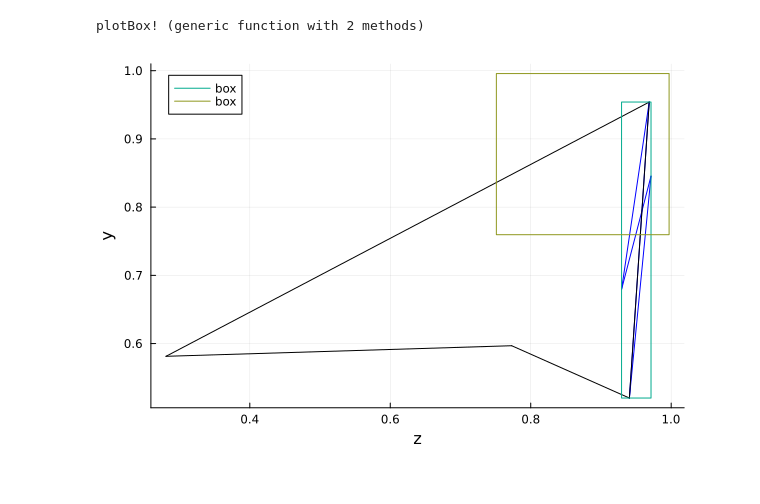
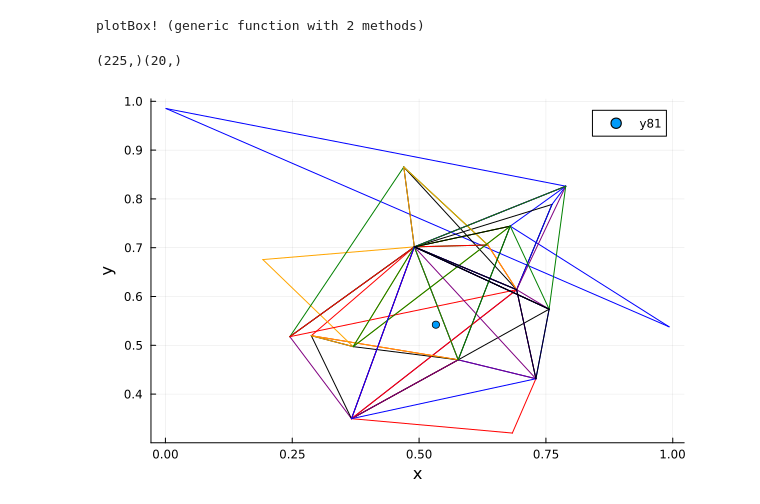
Before and after one commit to ispirovjr/CosmoDTFE.jl, a Jupyter notebook: notebooks/ImplementingBVH.ipynb, the cells around one changed output. Saved outputs shown, nothing was run; the diff lists cells and outputs as text; code cells hidden in the pictures.

Commit message:
Debugged Search

```diff
--- a/notebooks/ImplementingBVH.ipynb
+++ b/notebooks/ImplementingBVH.ipynb
@@ -198,42 +163,37 @@ function plotBox!(box,dims = [1,2])
 end
 # %% [output]
 plotBox! (generic function with 2 methods)
+# %%
+
+
+bvh = BVH(simplices,9)
+newPoint = rand(3)
+
+potentialIndices = recursiveSearch(newPoint,bvh.tree,bvh.bbox)
+potentialSimplices = simplices[potentialIndices]
+
+print(size(simplices))
+print(size(potentialSimplices))
+# %% [output]
+(225,)(20,)
 # %%
 plot1 = Plots.plot(xlabel="x",ylabel="y")
 
 cols = [:green,:blue,:black,:red,:orange,:purple]
 
-for (j,simp) in enumerate(corner[[1,2]])
+for (j,simp) in enumerate(potentialSimplices)
     J = j%6 + 1
     for i in 1:4
         if i == 4
             Plots.plot!([simp[i,1],simp[1,1]],[simp[i,2],simp[1,2]],color=cols[J],label="")
             break
         end
         Plots.plot!([simp[i,1],simp[i+1,1]],[simp[i,2],simp[i+1,2]],color=cols[J],label="")
     end
 end
 
-plotBox!(cboxes[:,:,1])
-plotBox!(box)
+Plots.scatter!([newPoint[1]],[newPoint[2]])
 
-
-plot2 = Plots.plot(xlabel="z",ylabel="y")
-
-for (j,simp) in enumerate(corner[[1,2]])
-
-    J = j%6 + 1
-
-    for i in 1:4
-        if i == 4
-            Plots.plot!([simp[i,3],simp[1,3]],[simp[i,2],simp[1,2]],color=cols[J],label="")
-            break
-        end
-        Plots.plot!([simp[i,3],simp[i+1,3]],[simp[i,2],simp[i+1,2]],color=cols[J],label="")
-    end
-end
-
-plotBox!(cboxes[:,:,1],[3,2])
-plotBox!(box,[2,3])
+plot1
 # %% [output]
-[figure, old version]
+[figure, new version]
```
Also changed, not shown: parts of 9 cells of this notebook, 3 other files.
